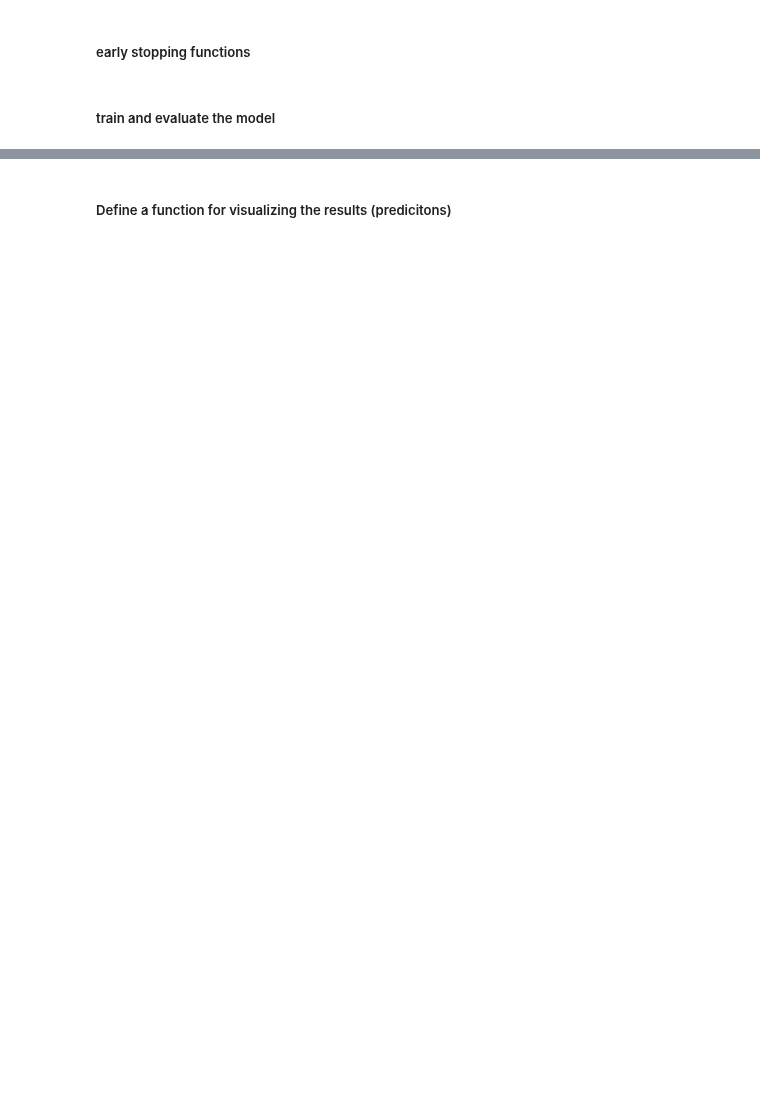
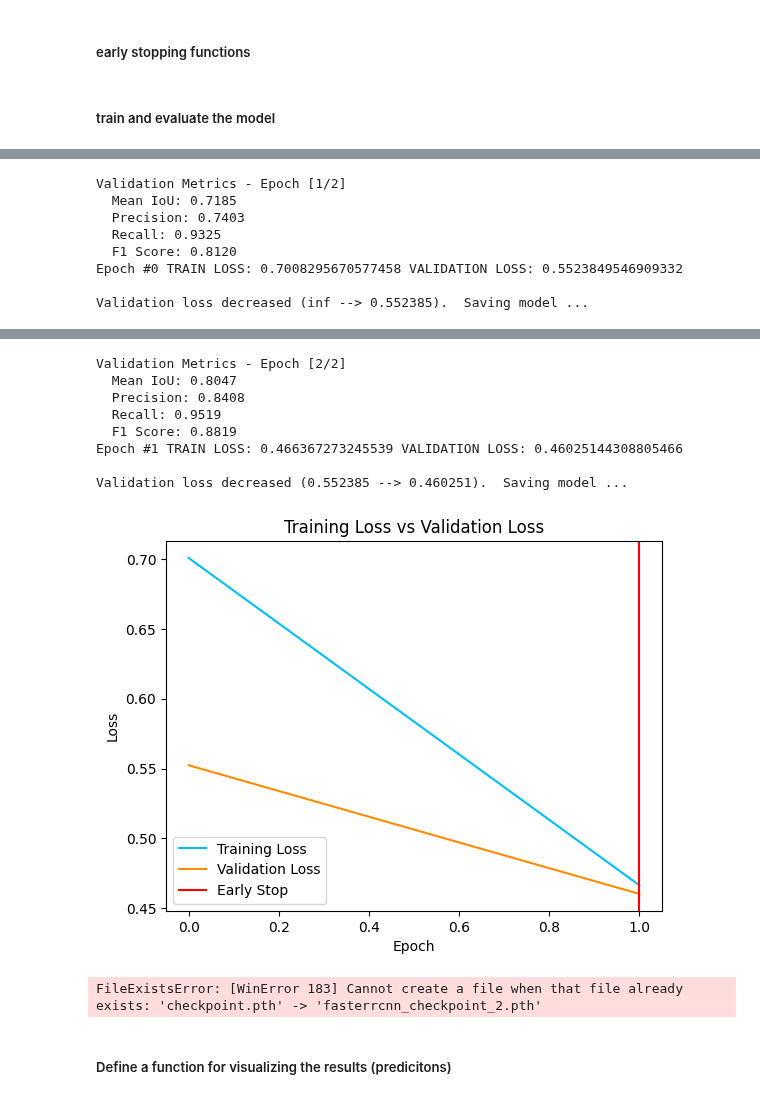
Before and after one commit to mohamadalbaaj/WWR, a Jupyter notebook: object_detection_fasterrcnn_train.ipynb, the cells around one changed output, grey strips where cells are left out. Drawn from its saved outputs; the diff is of its cells as text; code cells hidden in the pictures; blank space fills up the shorter version.

```diff
--- a/object_detection_fasterrcnn_train.ipynb
+++ b/object_detection_fasterrcnn_train.ipynb
@@ -459,17 +502,15 @@ class Averager:
 # %% [markdown]
 ##### train and evaluate the model
 # %%
-NUM_EPOCHS = 5
+NUM_EPOCHS = 2
 
 DEVICE = torch.device('cuda' if torch.cuda.is_available() else 'cpu')
 
 model = model.to(DEVICE)
 
-optimizer = torch.optim.SGD(model.parameters(), lr=0.005, momentum=0.9, weight_decay=0.0005)
+optimizer = torch.optim.SGD(model.parameters(), lr=0.005, momentum=0.95, weight_decay=0.0005)
 
 lr_scheduler = torch.optim.lr_scheduler.StepLR(optimizer, step_size=3, gamma=0.1)
-
-confidence_threshold = 0.5
 # %%
 train_losses = Averager()
 totalTrainLosses = []
@@ -522,7 +563,7 @@ for epoch in range(NUM_EPOCHS):
     model.eval()
     with torch.no_grad():
         val_loader_tqdm = tqdm(val_loader, desc="Validating Metrics", leave=False)
-        all_precisions, all_recalls, all_f1s, ious = [], [], [], []
+        all_precisions, all_recalls, all_f1s, all_ious = [], [], [], []
         for _, (images, targets) in enumerate(val_loader_tqdm):
             images = [image.to(DEVICE) for image in images]
             targets = [{k: v.to(DEVICE) for k, v in t.items()} for t in targets]
@@ -534,47 +575,44 @@ for epoch in range(NUM_EPOCHS):
             targets = convert_bounding_boxes(targets)
             target_boxes = [target['boxes'].cpu() for target in targets]
 
+            # print("target_boxes:", targets)
+            # print("pred_boxes", outputs)
+
             # print("Predicted Boxes:", pred_boxes)
             # print("targeted Boxes:", target_boxes)
-
-            # Calculate IoU for each image
-            batch_ious = []
-            for pb, tb in zip(pred_boxes, target_boxes):
-                if pb.size(0) > 0 and tb.size(0) > 0:
-                    iou = box_iou(pb, tb)
-                    batch_ious.append(iou.max(dim=1).values.mean().item())  # Mean IoU per prediction
-            ious.extend(batch_ious)
 
             # Calculate precision, recall, F1 at IoU 0.5 threshold
             for pb, pc, tb in zip(pred_boxes, pred_confidences, target_boxes):
                 # Step 1: Filter predictions by confidence
-                high_conf_mask = pc > confidence_threshold
+                high_conf_mask = pc > threshold
                 pb = pb[high_conf_mask]
                 pc = pc[high_conf_mask]
 
                 # Step 2: Apply Non-Maximum Suppression (NMS)
                 if pb.size(0) > 0:
-                    indices = nms(pb, pc, iou_threshold=0.5)
+                    indices = nms(pb, pc, iou_threshold=threshold)
                     pb = pb[indices]
                     pc = pc[indices]
 
                 # Step 3: Calculate IoU and True Positives
                 if pb.size(0) > 0 and tb.size(0) > 0:
-                    iou = box_iou(pb, tb)
-                    tp = (iou >= 0.5).sum().item()  # True positives at IoU=0.5
+                    init_iou = box_iou(pb, tb)
+                    tp = (init_iou >= threshold).sum().item()  # True positives at IoU=0.5
                     fp = pb.size(0) - tp  # False positives
                     fn = tb.size(0) - tp  # False negatives
 
+                    iou = tp / (tp + fp + fn) if (tp + fp + fn) > 0 else 0
                     precision = tp / (tp + fp) if (tp + fp) > 0 else 0
                     recall = tp / (tp + fn) if (tp + fn) > 0 else 0
                     f1 = (2 * precision * recall) / (precision + recall) if (precision + recall) > 0 else 0
 
+                    all_ious.append(iou)
                     all_precisions.append(precision)
                     all_recalls.append(recall)
                     all_f1s.append(f1)
 
         # Calculate mean metrics over the entire validation set
-        mean_iou = sum(ious) / len(ious) if ious else 0
+        mean_iou = sum(all_ious) / len(all_ious) if all_ious else 0
         mean_precision = sum(all_precisions) / len(all_precisions) if all_precisions else 0
         mean_recall = sum(all_recalls) / len(all_recalls) if all_recalls else 0
         mean_f1 = sum(all_f1s) / len(all_f1s) if all_f1s else 0
@@ -607,3 +645,4 @@ plt.title("Training Loss vs Validation Loss")
 plt.show()
 os.rename("checkpoint.pth", "fasterrcnn_checkpoint_2.pth")
 print("Training finished!")
+# %% [output]
@@ -609,0 +653,8 @@ print("Training finished!")
+Validation Metrics - Epoch [1/2]
+  Mean IoU: 0.7185
+  Precision: 0.7403
+  Recall: 0.9325
+  F1 Score: 0.8120
+Epoch #0 TRAIN LOSS: 0.7008295670577458 VALIDATION LOSS: 0.5523849546909332
+
+Validation loss decreased (inf --> 0.552385).  Saving model ...
@@ -610,3 +665,13 @@ print("Training finished!")
+Validation Metrics - Epoch [2/2]
+  Mean IoU: 0.8047
+  Precision: 0.8408
+  Recall: 0.9519
+  F1 Score: 0.8819
+Epoch #1 TRAIN LOSS: 0.466367273245539 VALIDATION LOSS: 0.46025144308805466
+
+Validation loss decreased (0.552385 --> 0.460251).  Saving model ...
+[figure, added]
+FileExistsError: [WinError 183] Cannot create a file when that file already exists: 'checkpoint.pth' -> 'fasterrcnn_checkpoint_2.pth'
 # %% [markdown]
 ##### Define a function for visualizing the results (predicitons)
 # %%
```
Also changed, not shown: parts of 14 cells of this notebook, 1 other file.
